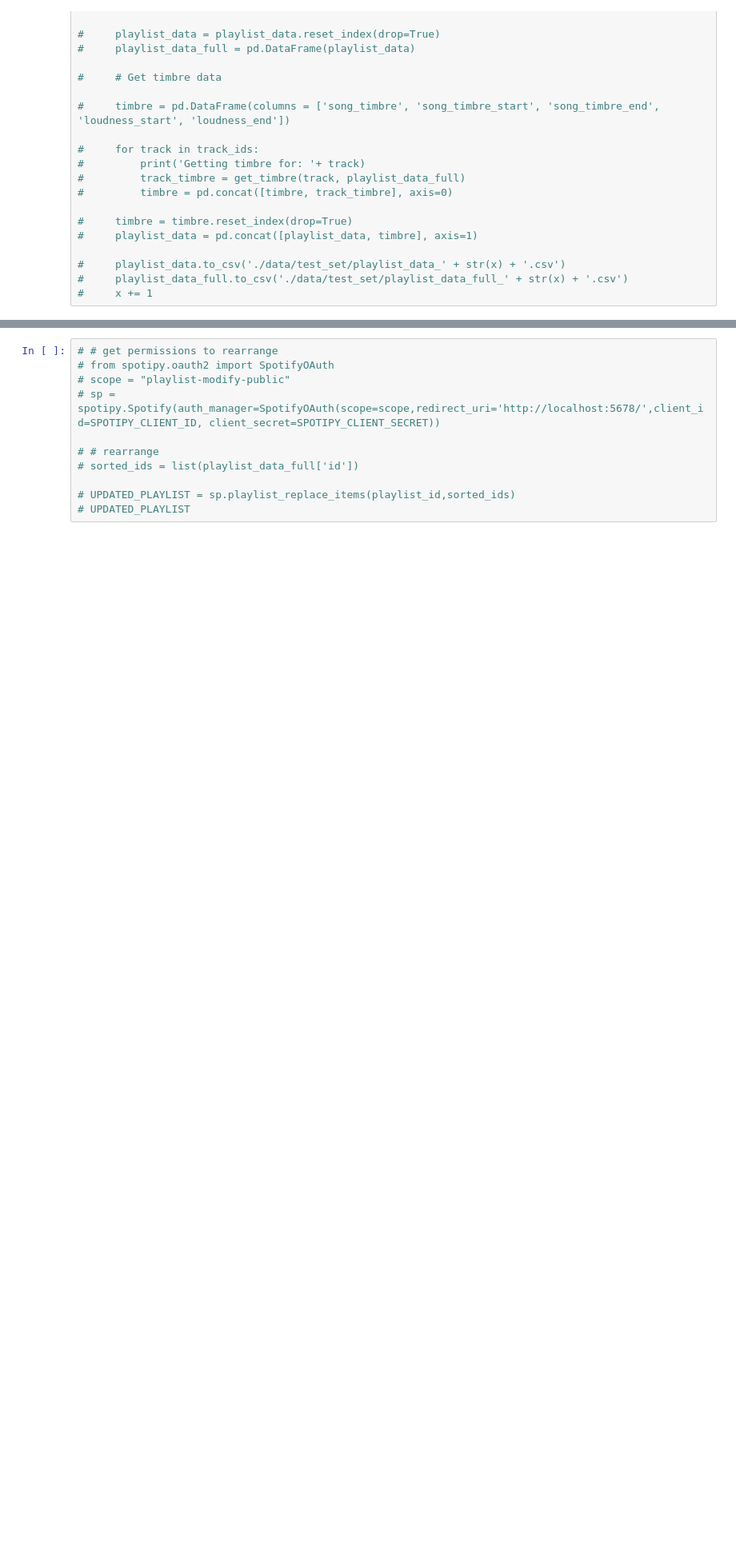
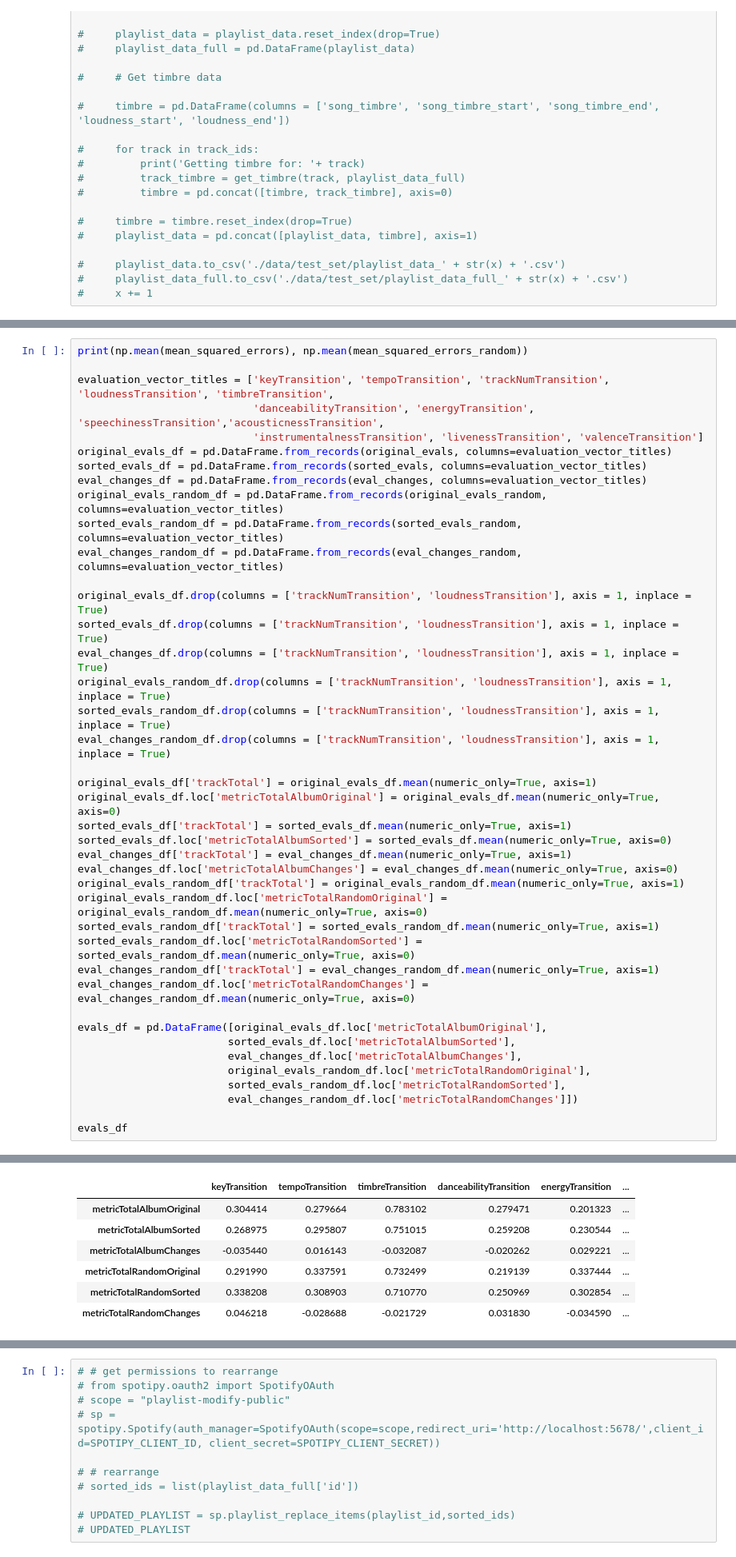
Before and after one commit to crispianm/SpotifySmartSort, a Jupyter notebook: playlist_testing.ipynb, the cells around one changed output, grey strips where cells are left out. Shown at 80% size. Cells and saved outputs as stored; diff of their text form; blank space fills up the shorter version.

```diff
--- a/playlist_testing.ipynb
+++ b/playlist_testing.ipynb
@@ -200,3 +201,45 @@ for playlist_id in playlist_ids_random:
         track_eval_changes.append(sorted_order_eval[metric] - original_order_eval[metric])
 
     eval_changes_random.append(track_eval_changes)
+# %%
+print(np.mean(mean_squared_errors), np.mean(mean_squared_errors_random))
+
+evaluation_vector_titles = ['keyTransition', 'tempoTransition', 'trackNumTransition', 'loudnessTransition', 'timbreTransition',
+                            'danceabilityTransition', 'energyTransition', 'speechinessTransition','acousticnessTransition',
+                            'instrumentalnessTransition', 'livenessTransition', 'valenceTransition']
+original_evals_df = pd.DataFrame.from_records(original_evals, columns=evaluation_vector_titles)
+sorted_evals_df = pd.DataFrame.from_records(sorted_evals, columns=evaluation_vector_titles)
+eval_changes_df = pd.DataFrame.from_records(eval_changes, columns=evaluation_vector_titles)
+original_evals_random_df = pd.DataFrame.from_records(original_evals_random, columns=evaluation_vector_titles)
+sorted_evals_random_df = pd.DataFrame.from_records(sorted_evals_random, columns=evaluation_vector_titles)
+eval_changes_random_df = pd.DataFrame.from_records(eval_changes_random, columns=evaluation_vector_titles)
+
+original_evals_df.drop(columns = ['trackNumTransition', 'loudnessTransition'], axis = 1, inplace = True)
+sorted_evals_df.drop(columns = ['trackNumTransition', 'loudnessTransition'], axis = 1, inplace = True)
+eval_changes_df.drop(columns = ['trackNumTransition', 'loudnessTransition'], axis = 1, inplace = True)
+original_evals_random_df.drop(columns = ['trackNumTransition', 'loudnessTransition'], axis = 1, inplace = True)
+sorted_evals_random_df.drop(columns = ['trackNumTransition', 'loudnessTransition'], axis = 1, inplace = True)
+eval_changes_random_df.drop(columns = ['trackNumTransition', 'loudnessTransition'], axis = 1, inplace = True)
+
+original_evals_df['trackTotal'] = original_evals_df.mean(numeric_only=True, axis=1)
+original_evals_df.loc['metricTotalAlbumOriginal'] = original_evals_df.mean(numeric_only=True, axis=0)
+sorted_evals_df['trackTotal'] = sorted_evals_df.mean(numeric_only=True, axis=1)
+sorted_evals_df.loc['metricTotalAlbumSorted'] = sorted_evals_df.mean(numeric_only=True, axis=0)
+eval_changes_df['trackTotal'] = eval_changes_df.mean(numeric_only=True, axis=1)
+eval_changes_df.loc['metricTotalAlbumChanges'] = eval_changes_df.mean(numeric_only=True, axis=0)
+original_evals_random_df['trackTotal'] = original_evals_random_df.mean(numeric_only=True, axis=1)
+original_evals_random_df.loc['metricTotalRandomOriginal'] = original_evals_random_df.mean(numeric_only=True, axis=0)
+sorted_evals_random_df['trackTotal'] = sorted_evals_random_df.mean(numeric_only=True, axis=1)
+sorted_evals_random_df.loc['metricTotalRandomSorted'] = sorted_evals_random_df.mean(numeric_only=True, axis=0)
+eval_changes_random_df['trackTotal'] = eval_changes_random_df.mean(numeric_only=True, axis=1)
+eval_changes_random_df.loc['metricTotalRandomChanges'] = eval_changes_random_df.mean(numeric_only=True, axis=0)
+
+evals_df = pd.DataFrame([original_evals_df.loc['metricTotalAlbumOriginal'],
+                        sorted_evals_df.loc['metricTotalAlbumSorted'],
+                        eval_changes_df.loc['metricTotalAlbumChanges'],
+                        original_evals_random_df.loc['metricTotalRandomOriginal'],
+                        sorted_evals_random_df.loc['metricTotalRandomSorted'],
+                        eval_changes_random_df.loc['metricTotalRandomChanges']])
+
+evals_df
+# %% [output]
@@ -202,0 +247,7 @@ for playlist_id in playlist_ids_random:
+|  | keyTransition | tempoTransition | timbreTransition | danceabilityTransition | energyTransition | ... |
+| metricTotalAlbumOriginal | 0.304414 | 0.279664 | 0.783102 | 0.279471 | 0.201323 | ... |
+| metricTotalAlbumSorted | 0.268975 | 0.295807 | 0.751015 | 0.259208 | 0.230544 | ... |
+| metricTotalAlbumChanges | -0.035440 | 0.016143 | -0.032087 | -0.020262 | 0.029221 | ... |
+| metricTotalRandomOriginal | 0.291990 | 0.337591 | 0.732499 | 0.219139 | 0.337444 | ... |
+| metricTotalRandomSorted | 0.338208 | 0.308903 | 0.710770 | 0.250969 | 0.302854 | ... |
+| metricTotalRandomChanges | 0.046218 | -0.028688 | -0.021729 | 0.031830 | -0.034590 | ... |
```
Also changed, not shown: parts of 9 cells of this notebook, 1 other file.
